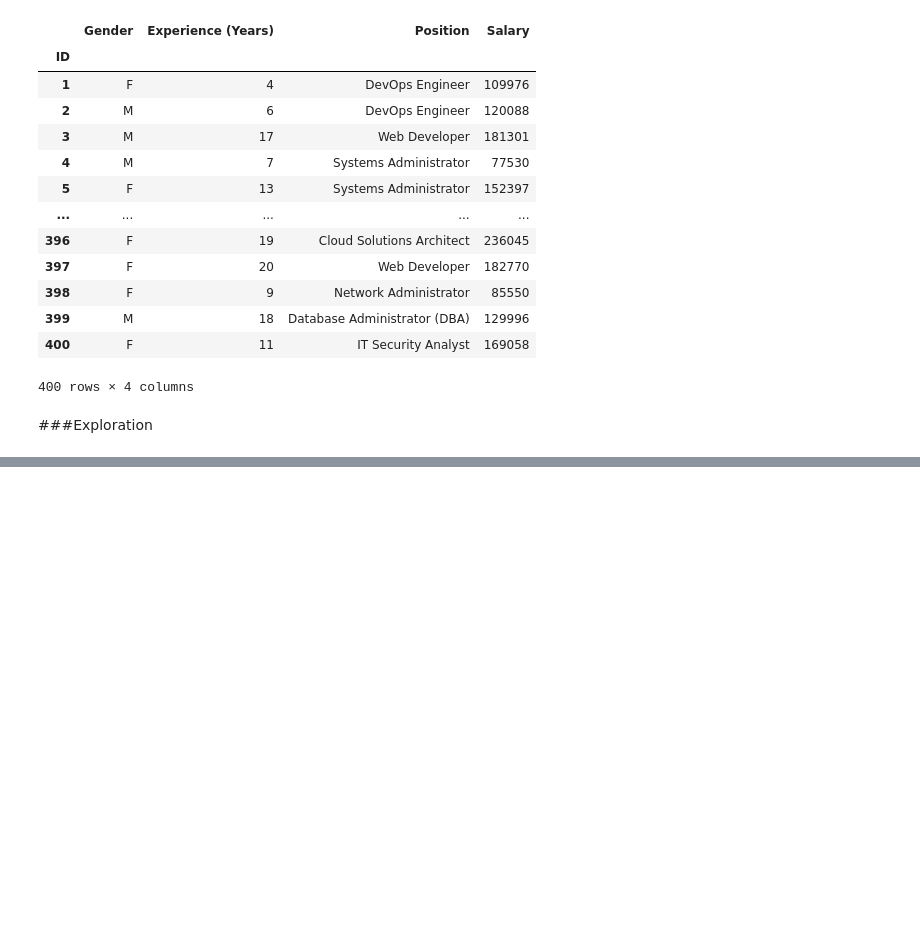
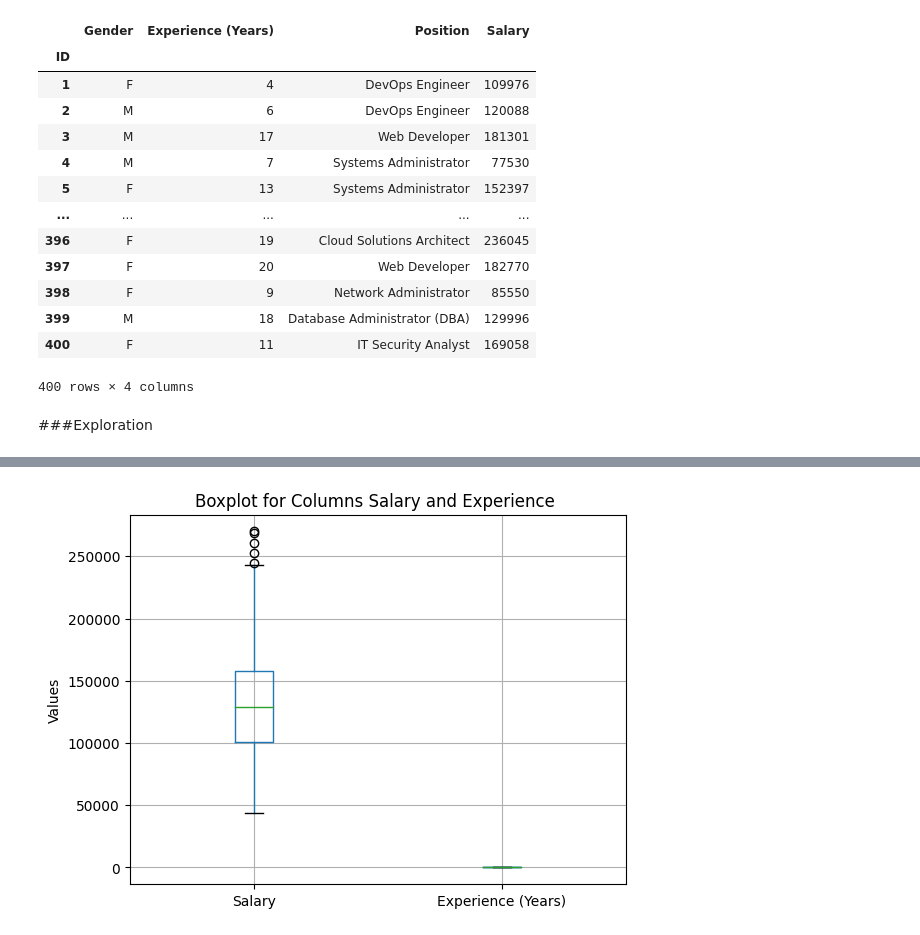
Before and after one commit to Farazmghm/Business-Machine-Learning-and-EDA, a Jupyter notebook: IT_employees.ipynb, the cells around one changed output, grey strips where cells are left out. Drawn from its saved outputs; the diff is of its cells as text; code cells hidden in the pictures; blank space fills up the shorter version.

```diff
--- a/IT_employees.ipynb
+++ b/IT_employees.ipynb
@@ -74,0 +83,5 @@ df.duplicated().sum()
+# %%
+df['Gender']=df['Gender'].astype('category')
+df['Position']=df['Position'].astype('category')
+df_cat=df.select_dtypes(include='category')
+df_num=df.select_dtypes(exclude='category')
@@ -74,0 +109,7 @@ df.duplicated().sum()
+# %%
+df.boxplot(column=['Salary','Experience (Years)'])
+plt.title('Boxplot for Columns Salary and Experience ')
+plt.ylabel('Values')
+plt.show()
+# %% [output]
+[figure, added]
```
Also changed, not shown: parts of 3 cells of this notebook.
